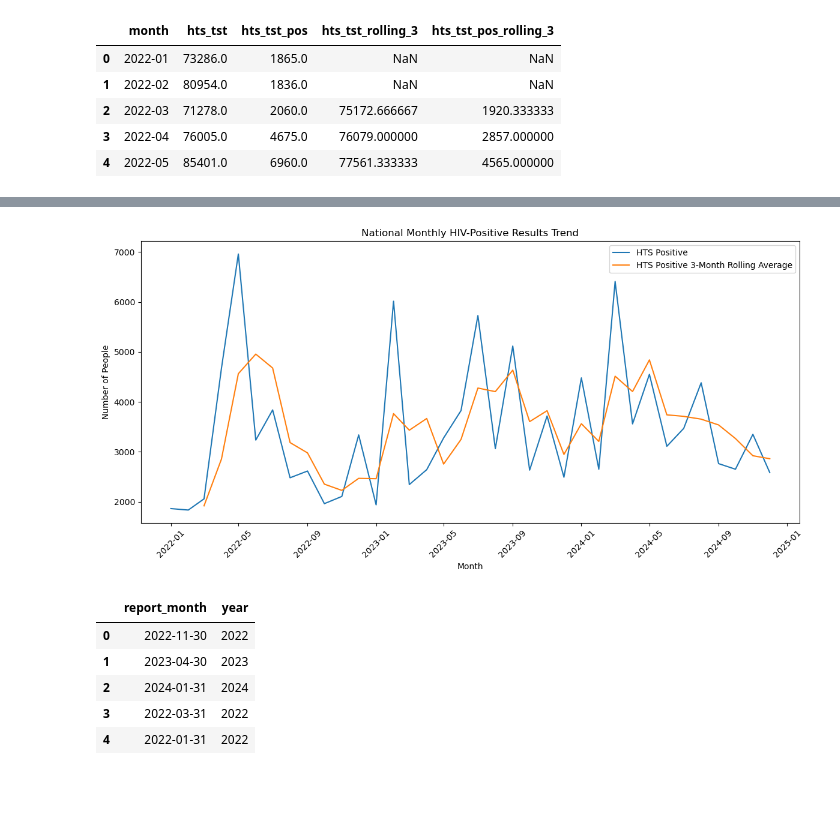
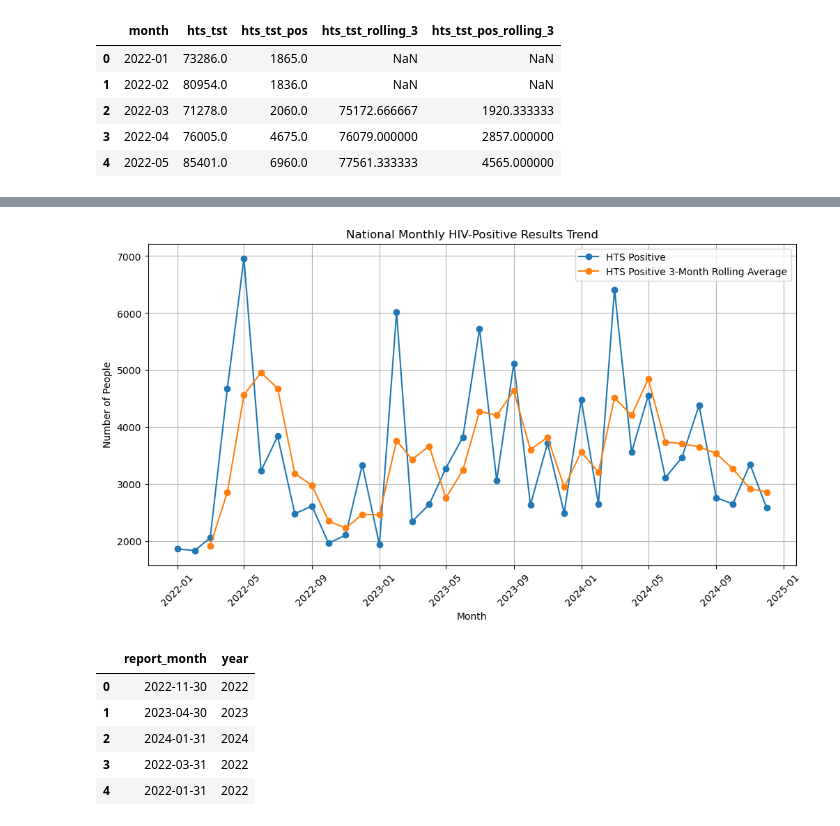
Before and after one commit to AlozieCollins/Intern-dataset-work, a Jupyter notebook: work.ipynb, the cells around one changed output, grey strips where cells are left out. Cells and saved outputs as stored; diff of their text form; code cells hidden in the pictures; blank space fills up the shorter version.

```diff
--- a/work.ipynb
+++ b/work.ipynb
@@ -1623,25 +1633,28 @@ plt.show()
 # %%
+# Plot month againt hts_tst_pos
 plt.figure(figsize=(12, 6))
 
 plt.plot(
     monthly_national["month"],
     monthly_national["hts_tst_pos"],
-    label="HTS Positive"
+    label="HTS Positive",
+    marker= "o"
 )
 
 plt.plot(
     monthly_national["month"],
     monthly_national["hts_tst_pos_rolling_3"],
-    label="HTS Positive 3-Month Rolling Average"
+    label="HTS Positive 3-Month Rolling Average",
+    marker = "o"
 )
 
 plt.xlabel("Month")
 plt.ylabel("Number of People")
 plt.title("National Monthly HIV-Positive Results Trend")
 plt.legend()
 plt.xticks(rotation=45)
-plt.tight_layout()
+plt.grid()
 plt.show()
 # %% [output]
-[figure, old version]
+[figure, new version]
 # %%
```
Also changed, not shown: parts of 29 cells of this notebook.
